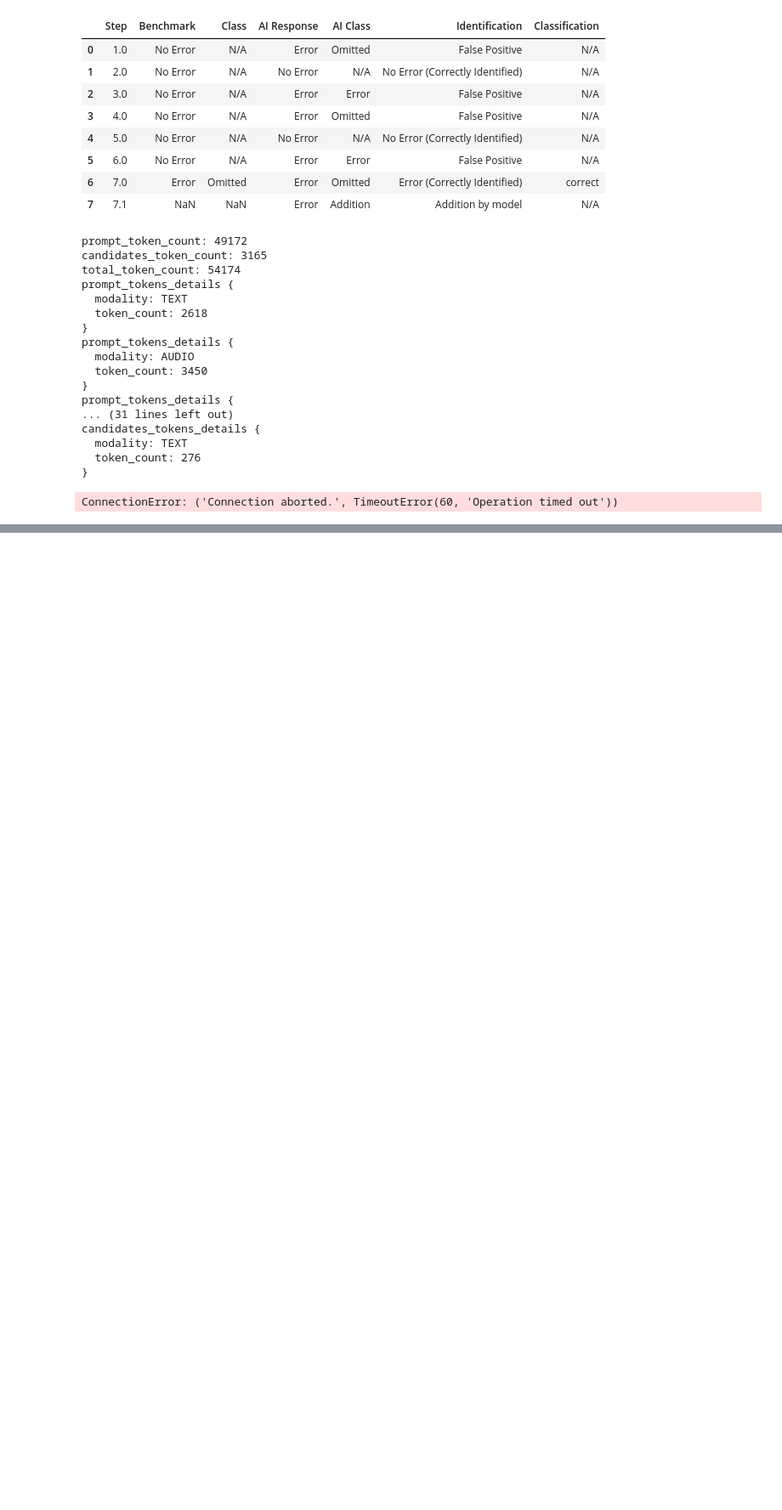
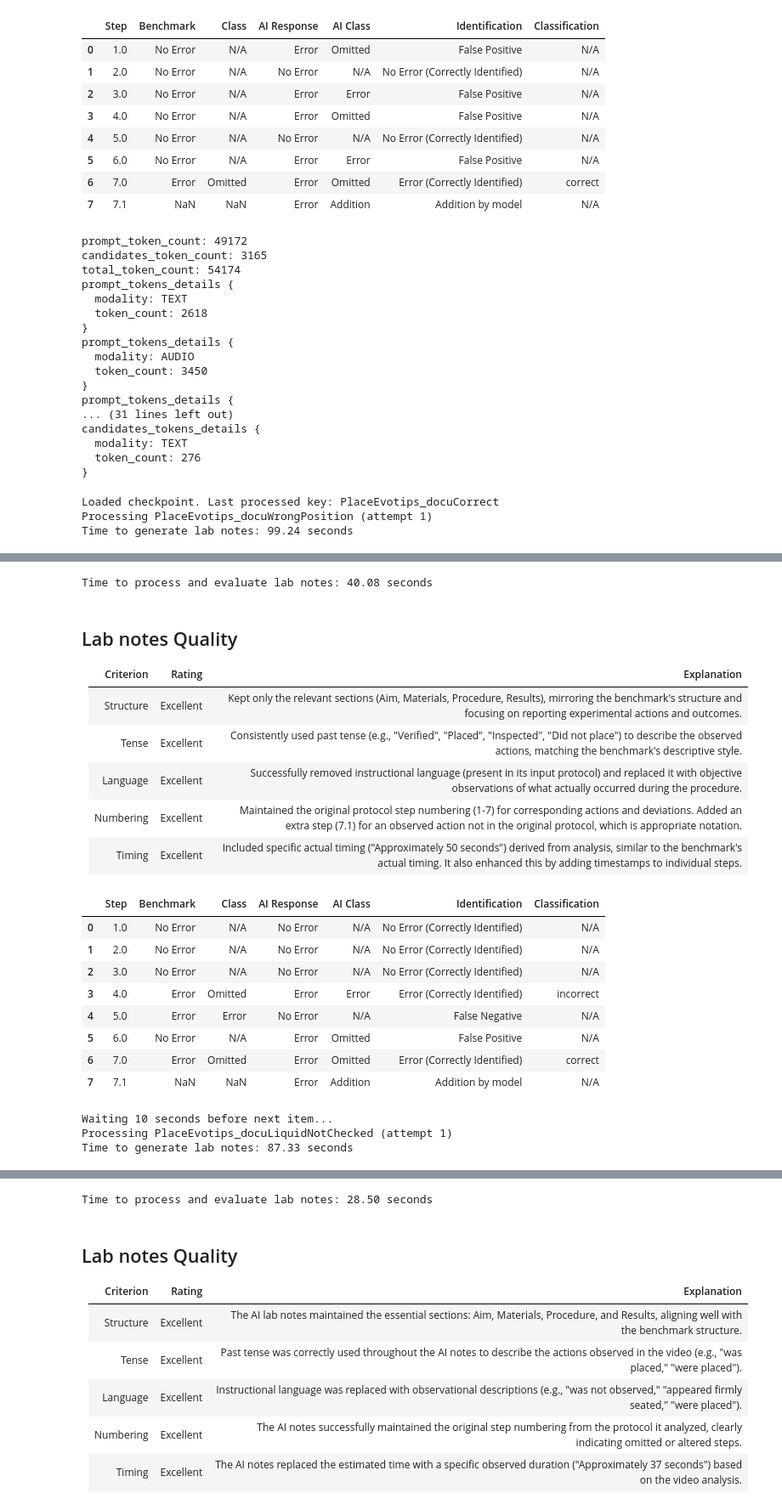
Before and after one commit to MannLabs/proteomics_lab_agent, a Jupyter notebook: nbs/2_videoToLabNotes_CompareVideoWithProtocol.ipynb, the cells around one changed output, grey strips where cells are left out. Shown at 85% size. Drawn from its saved outputs; the diff is of its cells as text; code cells hidden in the pictures; blank space fills up the shorter version.

Commit message:
ran LLM video-to-lab-note generation for entire benchmark dataset with gemini-2.5-pro

```diff
--- a/nbs/2_videoToLabNotes_CompareVideoWithProtocol.ipynb
+++ b/nbs/2_videoToLabNotes_CompareVideoWithProtocol.ipynb
@@ -1032,7 +1029,7 @@ WAIT_TIME_BETWEEN_ITEMS = 10  # seconds
 RETRY_WAIT_TIME = 120  # seconds
 MAX_RETRIES = 3
 
-CHECKPOINT_FILE = "/Users/patriciaskowronek/Documents/documentation_agent_few_shot_examples/results/results_checkpoint.json"
+CHECKPOINT_FILE = "/Users/patriciaskowronek/Documents/documentation_agent_few_shot_examples/results/results_checkpoint1.json"
 
 def safe_json_dump(data, filename):
     """Handles non-serializable objects and converts items to strings"""
@@ -1105,7 +1102,8 @@ for i in range(start_index, len(items_list)):
 
             start_evaluate_time = time.time()
             evaluation_response, df_errors, metrics, usage_metadata_extract_errors, usage_metadata_semantic_eval = process_and_evaluate_lab_notes(
-                value['error_dict'], value['lab_notes_input'], lab_notes
+                # value['error_dict'], value['lab_notes_input'], lab_notes
+                value['error_dict'], value['lab_notes_input'], lab_notes, model_name="gemini-2.5-pro-preview-03-25", temperature=0.9
             )
             end_evaluate_time = time.time()
             evaluate_time = end_evaluate_time - start_evaluate_time
@@ -1146,9 +1144,11 @@ for i in range(start_index, len(items_list)):
 
 try:
     timestamp = time.time()
-    safe_json_dump(results_collection, f"/Users/patriciaskowronek/Documents/documentation_agent_few_shot_examples/results/results_checkpoint_{timestamp}.json")
+    safe_json_dump(results_collection, f"/Users/patriciaskowronek/Documents/documentation_agent_few_shot_examples/results/final_results_checkpoint_{timestamp}.json")
     print("All processing complete. Final results saved.")
 except Exception as e:
     print(f"Error saving final results: {e}")
 # %% [output]
-ConnectionError: ('Connection aborted.', TimeoutError(60, 'Operation timed out'))
+Loaded checkpoint. Last processed key: PlaceEvotips_docuCorrect
+Processing PlaceEvotips_docuWrongPosition (attempt 1)
+Time to generate lab notes: 99.24 seconds
@@ -1154,0 +1216,21 @@ ConnectionError: ('Connection aborted.', TimeoutError(60, 'Operation timed out')
+Time to process and evaluate lab notes: 40.08 seconds
+## Lab notes Quality
+| Criterion | Rating    | Explanation                                                                                                                                                           |
+| :-------- | :-------- | :-------------------------------------------------------------------------------------------------------------------------------------------------------------------- |
+| Structure | Excellent | Kept only the relevant sections (Aim, Materials, Procedure, Results), mirroring the benchmark's structure and focusing on reporting experimental actions and outcomes. |
+| Tense     | Excellent | Consistently used past tense (e.g., "Verified", "Placed", "Inspected", "Did not place") to describe the observed actions, matching the benchmark's descriptive style.  |
+| Language  | Excellent | Successfully removed instructional language (present in its input protocol) and replaced it with objective observations of what actually occurred during the procedure. |
+| Numbering | Excellent | Maintained the original protocol step numbering (1-7) for corresponding actions and deviations. Added an extra step (7.1) for an observed action not in the original protocol, which is appropriate notation. |
+| Timing    | Excellent | Included specific actual timing ("Approximately 50 seconds") derived from analysis, similar to the benchmark's actual timing. It also enhanced this by adding timestamps to individual steps. |
+|  | Step | Benchmark | Class | AI Response | AI Class | Identification | Classification |
+| 0 | 1.0 | No Error | N/A | No Error | N/A | No Error (Correctly Identified) | N/A |
+| 1 | 2.0 | No Error | N/A | No Error | N/A | No Error (Correctly Identified) | N/A |
+| 2 | 3.0 | No Error | N/A | No Error | N/A | No Error (Correctly Identified) | N/A |
+| 3 | 4.0 | Error | Omitted | Error | Error | Error (Correctly Identified) | incorrect |
+| 4 | 5.0 | Error | Error | No Error | N/A | False Negative | N/A |
+| 5 | 6.0 | No Error | N/A | Error | Omitted | False Positive | N/A |
+| 6 | 7.0 | Error | Omitted | Error | Omitted | Error (Correctly Identified) | correct |
+| 7 | 7.1 | NaN | NaN | Error | Addition | Addition by model | N/A |
+Waiting 10 seconds before next item...
+Processing PlaceEvotips_docuLiquidNotChecked (attempt 1)
+Time to generate lab notes: 87.33 seconds
@@ -1154,0 +1298,9 @@ ConnectionError: ('Connection aborted.', TimeoutError(60, 'Operation timed out')
+Time to process and evaluate lab notes: 28.50 seconds
+## Lab notes Quality
+| Criterion | Rating    | Explanation                                                                                                                               |
+|-----------|-----------|-------------------------------------------------------------------------------------------------------------------------------------------|
+| Structure | Excellent | The AI lab notes maintained the essential sections: Aim, Materials, Procedure, and Results, aligning well with the benchmark structure.       |
+| Tense     | Excellent | Past tense was correctly used throughout the AI notes to describe the actions observed in the video (e.g., "was placed," "were placed").   |
+| Language  | Excellent | Instructional language was replaced with observational descriptions (e.g., "was not observed," "appeared firmly seated," "were placed").     |
+| Numbering | Excellent | The AI notes successfully maintained the original step numbering from the protocol it analyzed, clearly indicating omitted or altered steps. |
+| Timing    | Excellent | The AI notes replaced the estimated time with a specific observed duration ("Approximately 37 seconds") based on the video analysis.       |
```
Also changed, not shown: parts of 7 cells of this notebook.
